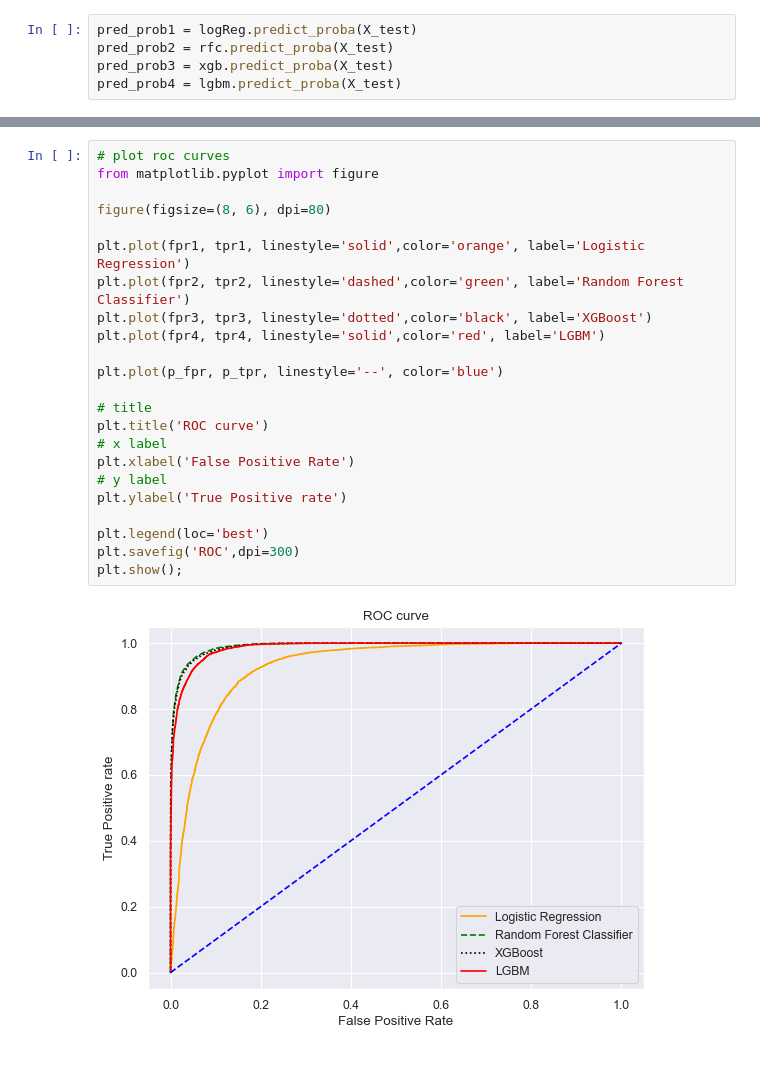
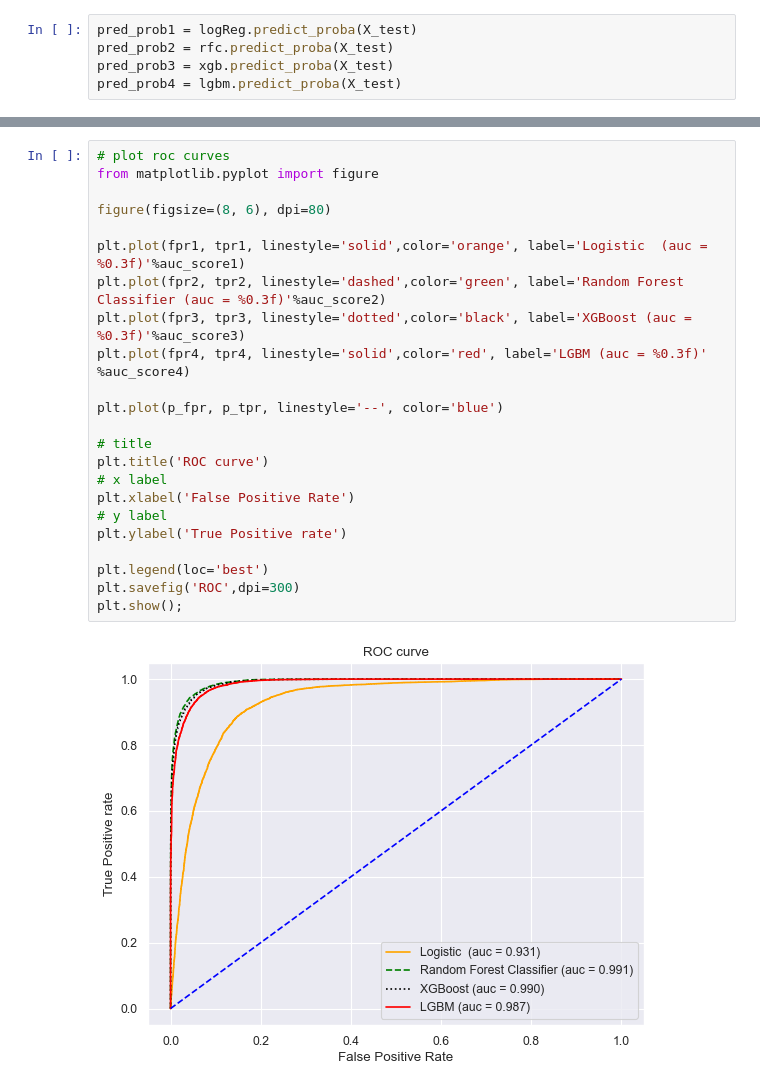
Before and after one commit to azmeena1311/Bank-Marketing, a Jupyter notebook: bank_marketing.ipynb, the cells around one changed output, grey strips where cells are left out. Saved outputs shown, nothing was run; the diff lists cells and outputs as text.

```diff
--- a/bank_marketing.ipynb
+++ b/bank_marketing.ipynb
@@ -746,25 +745,25 @@ print(auc_score1, auc_score2,auc_score3,auc_score4)
 # %%
 # plot roc curves
 from matplotlib.pyplot import figure
 
 figure(figsize=(8, 6), dpi=80)
 
-plt.plot(fpr1, tpr1, linestyle='solid',color='orange', label='Logistic Regression')
-plt.plot(fpr2, tpr2, linestyle='dashed',color='green', label='Random Forest Classifier')
-plt.plot(fpr3, tpr3, linestyle='dotted',color='black', label='XGBoost')
-plt.plot(fpr4, tpr4, linestyle='solid',color='red', label='LGBM')
+plt.plot(fpr1, tpr1, linestyle='solid',color='orange', label='Logistic  (auc = %0.3f)'%auc_score1)
+plt.plot(fpr2, tpr2, linestyle='dashed',color='green', label='Random Forest Classifier (auc = %0.3f)'%auc_score2)
+plt.plot(fpr3, tpr3, linestyle='dotted',color='black', label='XGBoost (auc = %0.3f)'%auc_score3)
+plt.plot(fpr4, tpr4, linestyle='solid',color='red', label='LGBM (auc = %0.3f)' %auc_score4)
 
 plt.plot(p_fpr, p_tpr, linestyle='--', color='blue')
 
 # title
 plt.title('ROC curve')
 # x label
 plt.xlabel('False Positive Rate')
 # y label
 plt.ylabel('True Positive rate')
 
 plt.legend(loc='best')
 plt.savefig('ROC',dpi=300)
 plt.show();
 # %% [output]
-[figure, old version]
+[figure, new version]
```
Also changed, not shown: parts of 7 cells of this notebook, 1 other file.
